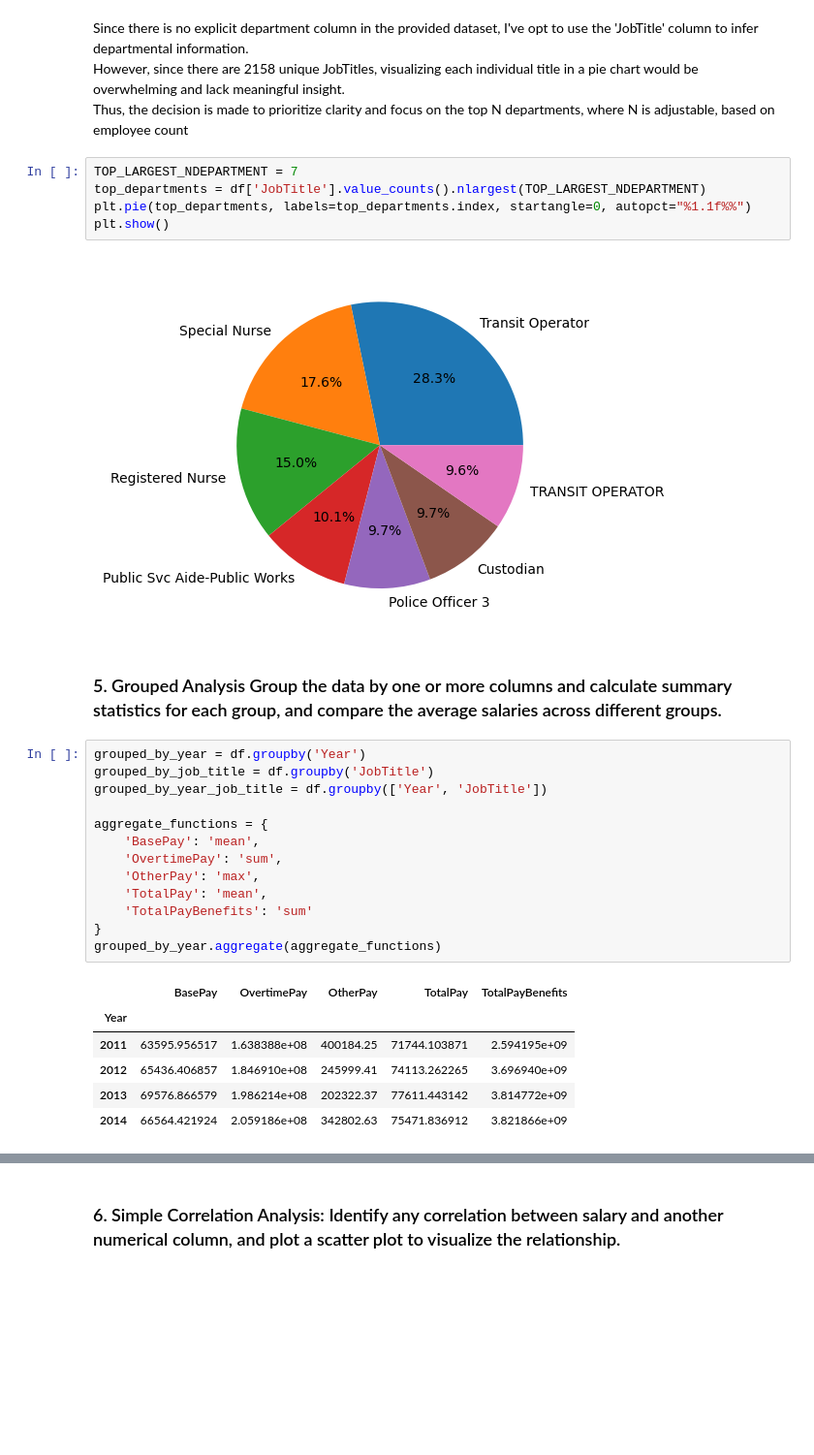
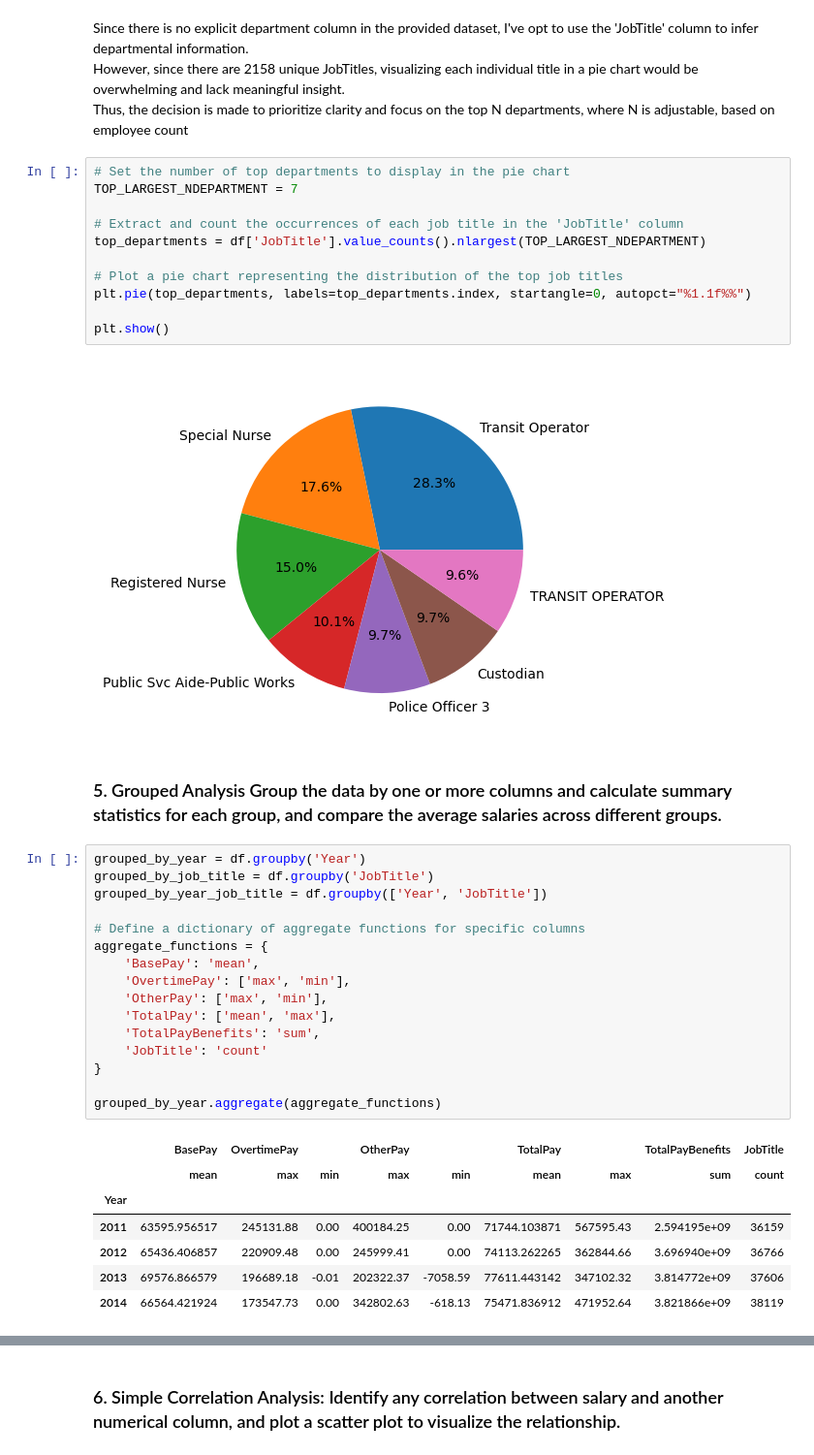
Before and after one commit to AMQ4/ShAI_BootCamp_Assignment, a Jupyter notebook: tasksol.ipynb, the cells around one changed output, grey strips where cells are left out. Shown at 97% size. Cells and saved outputs as stored; diff of their text form; blank space fills up the shorter version.

```diff
--- a/tasksol.ipynb
+++ b/tasksol.ipynb
@@ -222,9 +256,15 @@ Since there is no explicit department column in the provided dataset, I've opt t
 However, since there are 2158 unique JobTitles, visualizing each individual title in a pie chart would be overwhelming and lack meaningful insight.
 Thus, the decision is made to prioritize clarity and focus on the top N departments, where N is adjustable, based on employee count
 # %%
+# Set the number of top departments to display in the pie chart
 TOP_LARGEST_NDEPARTMENT = 7
+
+# Extract and count the occurrences of each job title in the 'JobTitle' column
 top_departments = df['JobTitle'].value_counts().nlargest(TOP_LARGEST_NDEPARTMENT)
+
+# Plot a pie chart representing the distribution of the top job titles
 plt.pie(top_departments, labels=top_departments.index, startangle=0, autopct="%1.1f%%")
+
 plt.show()
 # %% [output]
 [figure]
@@ -233,23 +273,27 @@ plt.show()
 # %%
 grouped_by_year = df.groupby('Year')
 grouped_by_job_title = df.groupby('JobTitle')
 grouped_by_year_job_title = df.groupby(['Year', 'JobTitle'])
 
+# Define a dictionary of aggregate functions for specific columns
 aggregate_functions = {
     'BasePay': 'mean',
-    'OvertimePay': 'sum',
-    'OtherPay': 'max',
-    'TotalPay': 'mean',
-    'TotalPayBenefits': 'sum'
+    'OvertimePay': ['max', 'min'],
+    'OtherPay': ['max', 'min'],
+    'TotalPay': ['mean', 'max'],
+    'TotalPayBenefits': 'sum',
+    'JobTitle': 'count'
 }
+
 grouped_by_year.aggregate(aggregate_functions)
 # %% [output]
-|  | BasePay | OvertimePay | OtherPay | TotalPay | TotalPayBenefits |
-| Year |  |  |  |  |  |
-| 2011 | 63595.956517 | 1.638388e+08 | 400184.25 | 71744.103871 | 2.594195e+09 |
-| 2012 | 65436.406857 | 1.846910e+08 | 245999.41 | 74113.262265 | 3.696940e+09 |
-| 2013 | 69576.866579 | 1.986214e+08 | 202322.37 | 77611.443142 | 3.814772e+09 |
-| 2014 | 66564.421924 | 2.059186e+08 | 342802.63 | 75471.836912 | 3.821866e+09 |
+|  | BasePay | OvertimePay |  | OtherPay |  | TotalPay |  | TotalPayBenefits | JobTitle |
+|  | mean | max | min | max | min | mean | max | sum | count |
+| Year |  |  |  |  |  |  |  |  |  |
+| 2011 | 63595.956517 | 245131.88 | 0.00 | 400184.25 | 0.00 | 71744.103871 | 567595.43 | 2.594195e+09 | 36159 |
+| 2012 | 65436.406857 | 220909.48 | 0.00 | 245999.41 | 0.00 | 74113.262265 | 362844.66 | 3.696940e+09 | 36766 |
+| 2013 | 69576.866579 | 196689.18 | -0.01 | 202322.37 | -7058.59 | 77611.443142 | 347102.32 | 3.814772e+09 | 37606 |
+| 2014 | 66564.421924 | 173547.73 | 0.00 | 342802.63 | -618.13 | 75471.836912 | 471952.64 | 3.821866e+09 | 38119 |
 # %%
 grouped_by_job_title.aggregate(aggregate_functions)
 # %% [output]
```
Also changed, not shown: parts of 12 cells of this notebook.
